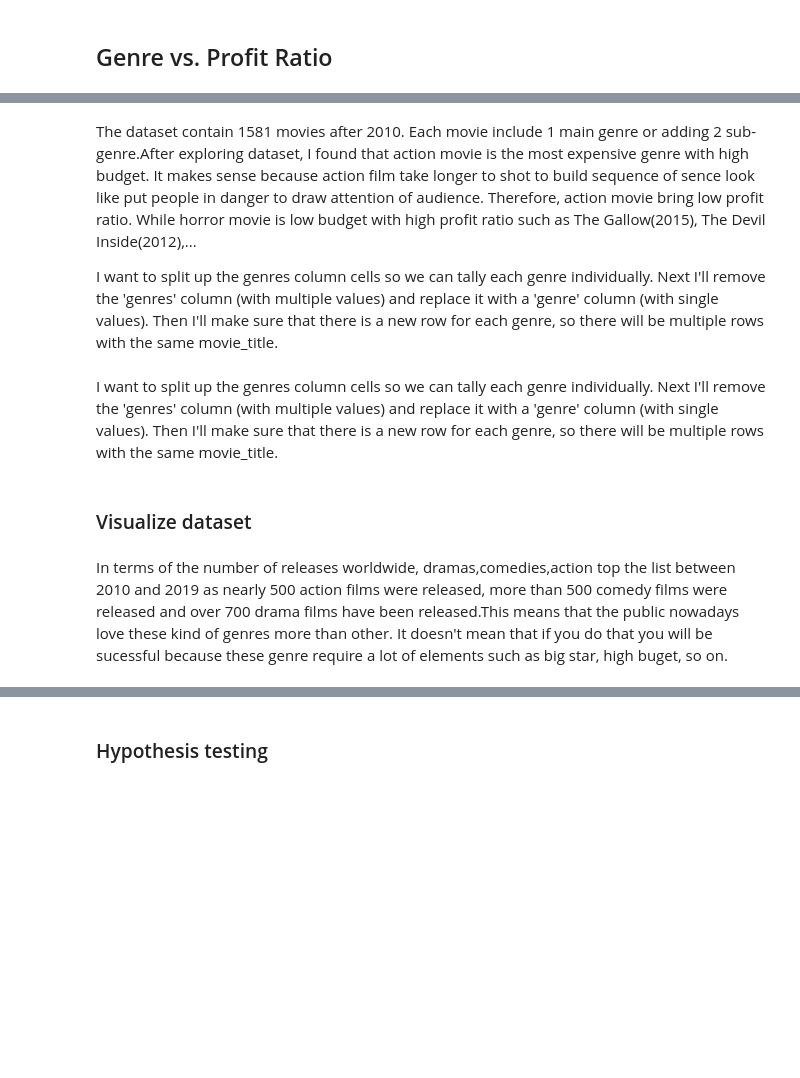
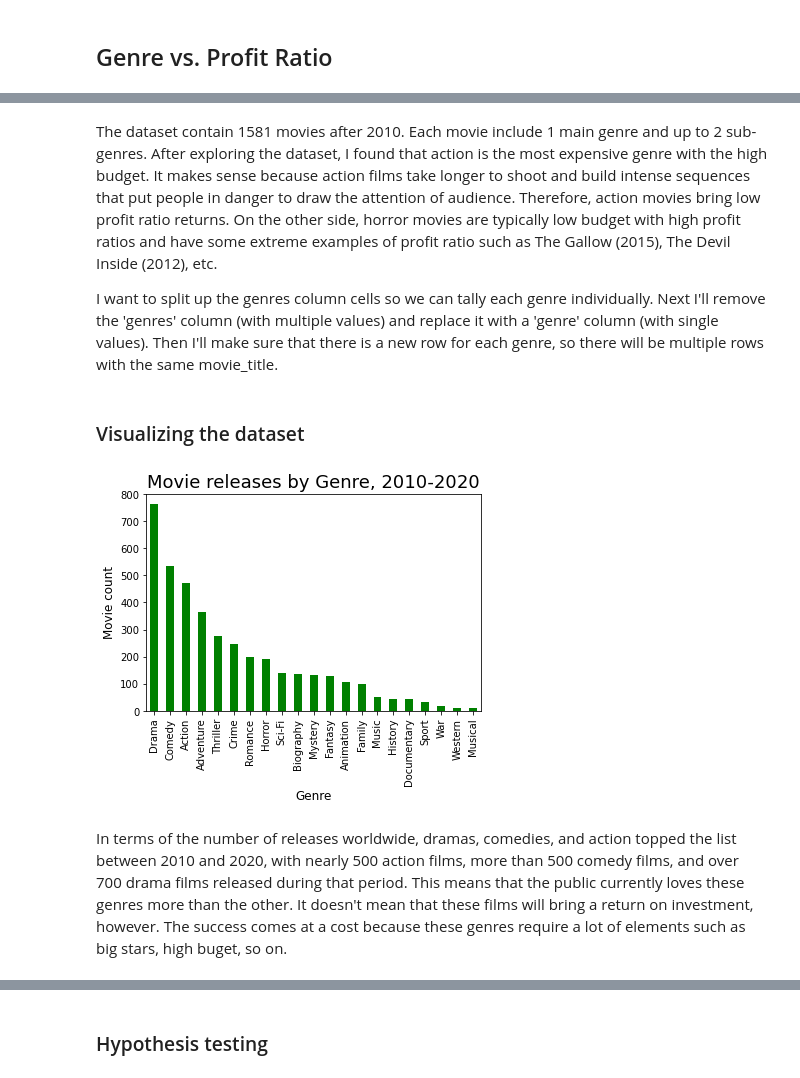
Before and after one commit to cLineman/CapStoneProject, a Jupyter notebook: FinalProduct.ipynb, the cells around one changed output, grey strips where cells are left out. Drawn from its saved outputs; the diff is of its cells as text; code cells hidden in the pictures; blank space fills up the shorter version.

```diff
--- a/FinalProduct.ipynb
+++ b/FinalProduct.ipynb
@@ -309,5 +306,5 @@ The movie business might look pretty glamorous and lucrative. We wanted to take
 # %%
-movie_budgets1 =pd.read_csv('C:/Users/thivnguyen/Git/Flatiron/CapStoneProject/zippedData/tn.movie_budgets.csv.gz')
+movie_budgets1 =pd.read_csv('zippedData/tn.movie_budgets.csv.gz')
 def clean_currency(x):
     """ If the value is a string, then remove currency symbol and delimiters
     otherwise, the value is numeric and can be converted
@@ -359,10 +361,8 @@ FileNotFoundError: [Errno 2] No such file or directory: 'C:/Users/thivnguyen/Git
 # %% [markdown]
-The dataset contain 1581 movies after 2010. Each movie include 1 main genre or adding 2 sub-genre.After exploring dataset, I found that action movie is the most expensive genre with high budget. It makes sense because action film take longer to shot to build sequence of sence look like put people in danger to draw attention of audience. Therefore, action movie bring low profit ratio. While horror movie is low budget with high profit ratio such as The Gallow(2015), The Devil Inside(2012),...
+The dataset contain 1581 movies after 2010. Each movie include 1 main genre and up to 2 sub-genres. After exploring the dataset, I found that action is the most expensive genre with the high budget. It makes sense because action films take longer to shoot and build intense sequences that put people in danger to draw the attention of audience. Therefore, action movies bring low profit ratio returns. On the other side, horror movies are typically low budget with high profit ratios and have some extreme examples of profit ratio such as The Gallow (2015), The Devil Inside (2012), etc.
 
 
 I want to split up the genres column cells so we can tally each genre individually. Next I'll remove the 'genres' column (with multiple values) and replace it with a 'genre' column (with single values). Then I'll make sure that there is a new row for each genre, so there will be multiple rows with the same movie_title.
-# %% [markdown]
-I want to split up the genres column cells so we can tally each genre individually. Next I'll remove the 'genres' column (with multiple values) and replace it with a 'genre' column (with single values). Then I'll make sure that there is a new row for each genre, so there will be multiple rows with the same movie_title.
 # %%
 
 df_split_genre = dataset.copy()
@@ -376,14 +376,15 @@ df_split_genre= df_split_genre[df_split_genre['genre_split']. str.contains("News
 ##differrence genre in the dataset
 #df_split_genre['genre_split'].unique()
 # %% [markdown]
-### Visualize dataset
+### Visualizing the dataset
 # %%
-
 ##histogram
 df_split_genre['genre_split'].value_counts().plot(kind='bar', color='g');
-plt.title('Movie releases by Genre, 2010-2019', size=18)
+plt.title('Movie releases by Genre, 2010-2020', size=18)
 plt.xlabel('Genre', size=12)
 plt.ylabel('Movie count', size=12);
+# %% [output]
+[figure, added]
 # %% [markdown]
-In terms of the number of releases worldwide, dramas,comedies,action top the list between 2010 and 2019 as nearly 500 action films were released, more than 500 comedy films were released and over 700 drama films have been released.This means that the public nowadays love these kind of genres more than other. It doesn't mean that if you do that you will be sucessful because these genre require a lot of elements such as big star, high buget, so on.
+In terms of the number of releases worldwide, dramas, comedies, and action topped the list between 2010 and 2020, with nearly 500 action films, more than 500 comedy films, and over 700 drama films released during that period. This means that the public currently loves these genres more than the other. It doesn't mean that these films will bring a return on investment, however. The success comes at a cost because these genres require a lot of elements such as big stars, high buget, so on.
 # %%
```
Also changed, not shown: parts of 32 cells of this notebook.
